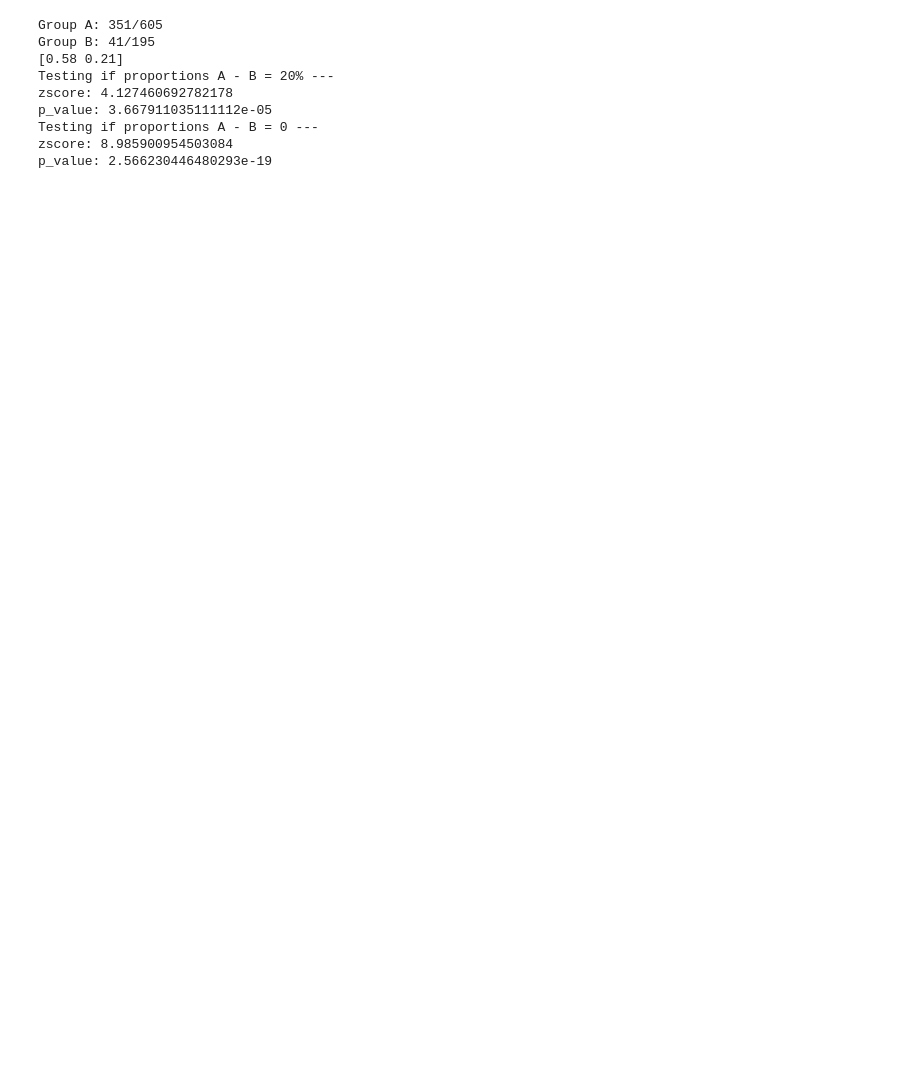
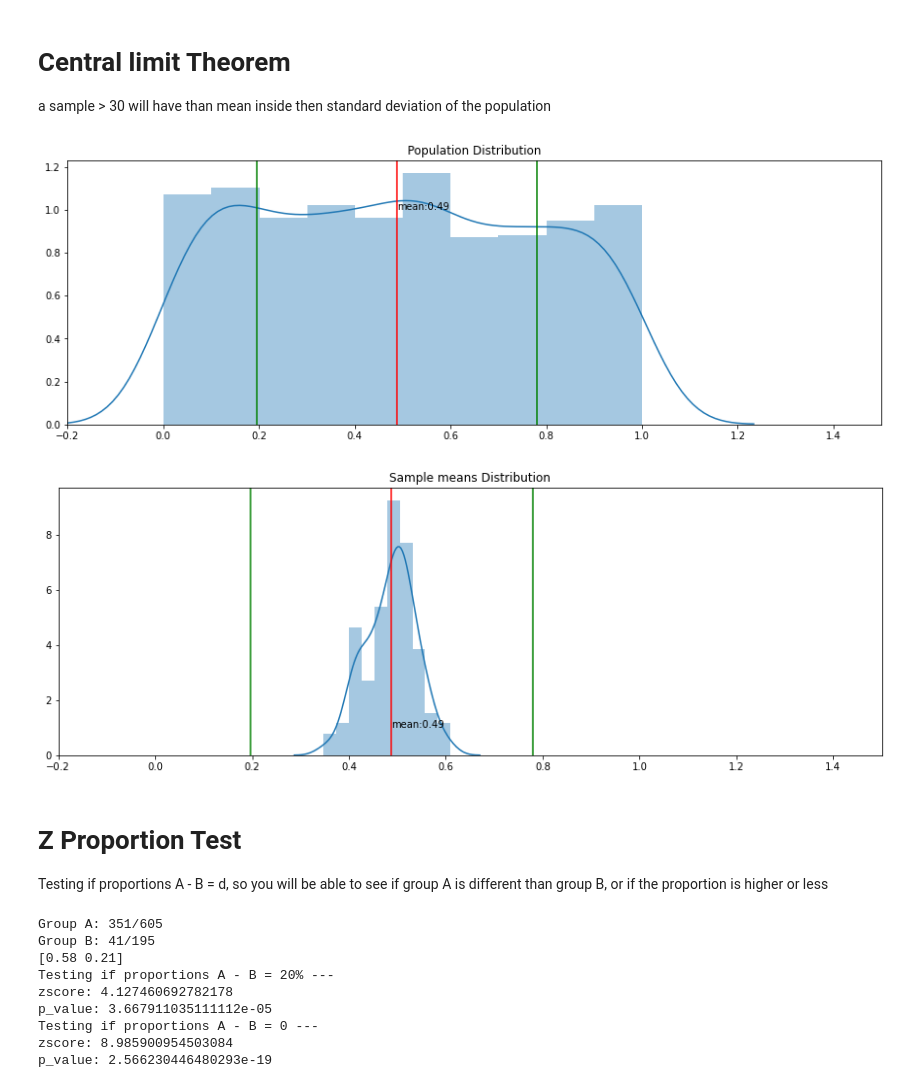
Before and after one commit to kisukegremory/Statistical-Resources, a Jupyter notebook: kernel/General Hypothesis.ipynb, the cells around one changed output. Saved outputs shown, nothing was run; the diff lists cells and outputs as text; code cells hidden in the pictures; blank space fills up the shorter version.

```diff
--- a/kernel/General Hypothesis.ipynb
+++ b/kernel/General Hypothesis.ipynb
@@ -9,3 +13,35 @@ from statsmodels.stats.proportion import proportions_ztest
+# %% [markdown]
+# Central limit Theorem
+a sample > 30 will have than mean inside then standard deviation of the population
+# %%
+x = np.random.rand(1000)
+import pandas as pd
+y = [pd.Series(x).sample(30).mean() for _ in range(1,100)]
+plt.figure(figsize=(15,5))
+plt.xlim(-0.2,1.5)
+plt.title("Population Distribution")
+sns.distplot(x)
+plt.text(x=x.mean(),y=1,s=f'mean:{round(x.mean(),2)}')
+plt.axvline(x.mean(),color='r')
+plt.axvline(x.mean()-x.std(),color='g')
+plt.axvline(x.mean()+x.std(),color='g')
+plt.show()
+
+plt.figure(figsize=(15,5))
+plt.xlim(-0.2,1.5)
+plt.title("Sample means Distribution")
+sns.distplot(y)
+plt.axvline(x.mean(),color='r')
+plt.text(x=x.mean(),y=1,s=f'mean:{round(x.mean(),2)}')
+plt.axvline(x.mean()-x.std(),color='g')
+plt.axvline(x.mean()+x.std(),color='g')
+plt.show()
+# %% [output]
+[figure, added]
+[figure, added]
+# %% [markdown]
+# Z Proportion Test
+Testing if proportions A - B = d, so you will be able to see if group A is different than group B, or if the proportion is higher or less
 # %%
 success = np.array([351,41])
 population = np.array([605,195])
```
Also changed, not shown: parts of 14 cells of this notebook.
